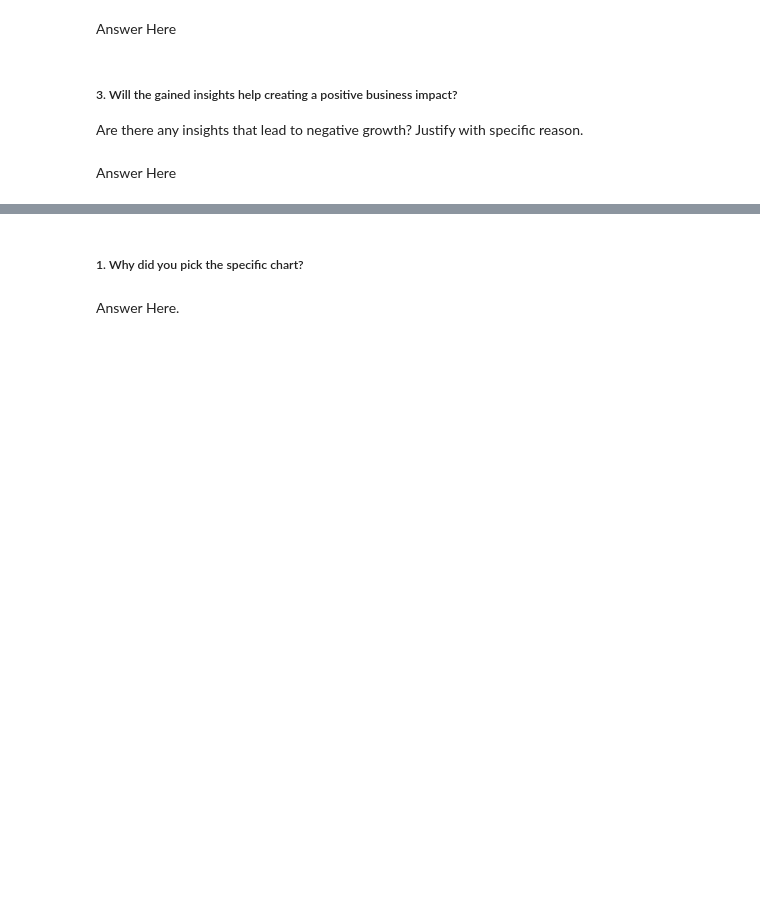
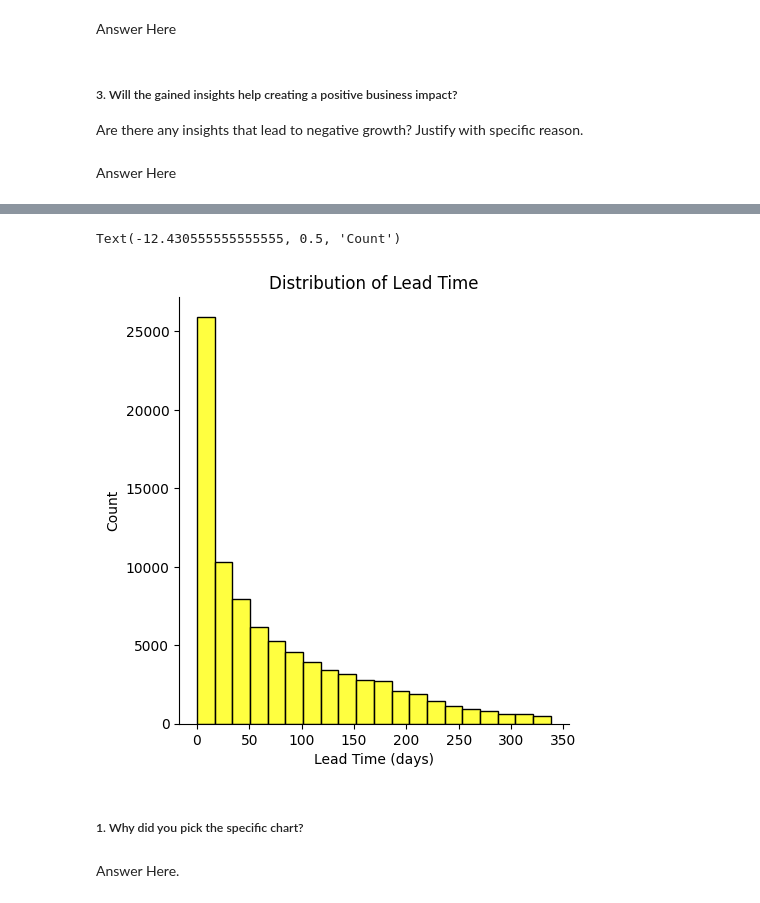
Before and after one commit to DevanshA2511/Hotel-Booking-Analysis-EDA, a Jupyter notebook: Hotel_Booking_Analysis_EDA_.ipynb, the cells around one changed output, grey strips where cells are left out. Saved outputs shown, nothing was run; the diff lists cells and outputs as text; code cells hidden in the pictures; blank space fills up the shorter version.

```diff
--- a/Hotel_Booking_Analysis_EDA_.ipynb
+++ b/Hotel_Booking_Analysis_EDA_.ipynb
@@ -433,3 +495,19 @@ Answer Here
+# %%
+#removing outliers from data
+# calculate z-score of lead_time column
+z_scores = np.abs((hotel_bookings_df["lead_time"] - hotel_bookings_df["lead_time"].mean()) / hotel_bookings_df["lead_time"].std())
+
+# keep only rows with z-score less than 3
+lead_time_df = hotel_bookings_df[z_scores < 3]
+# %%
+#ploting the clean data
+sns.displot(x="lead_time", data=lead_time_df, bins=20,color='yellow')
+plt.title("Distribution of Lead Time")
+plt.xlabel("Lead Time (days)")
+plt.ylabel("Count")
+# %% [output]
+Text(-12.430555555555555, 0.5, 'Count')
+[figure, added]
 # %% [markdown]
 ##### 1. Why did you pick the specific chart?
 # %% [markdown]
```
Also changed, not shown: parts of 102 cells of this notebook.
